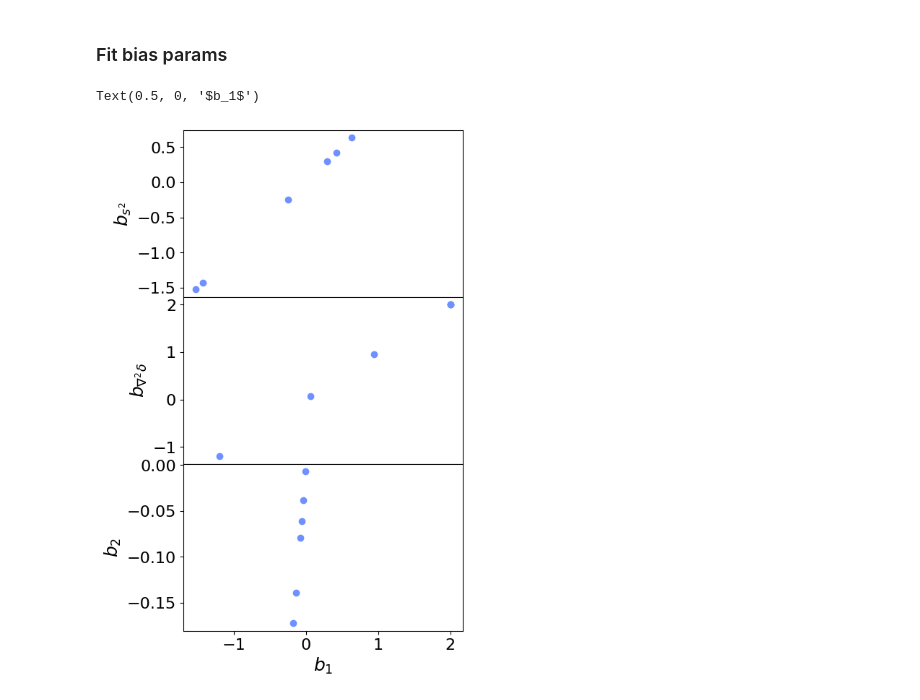
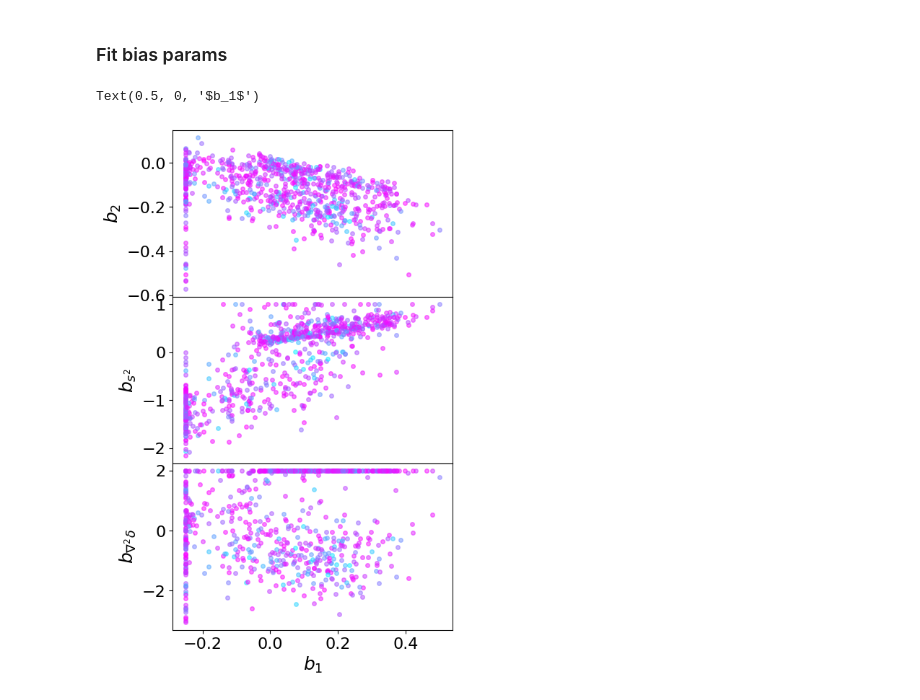
Before and after one commit to kstoreyf/biasexp-target-observable, a Jupyter notebook: notebooks/2023-01-04_camels-sam_biasexp_fit_load.ipynb, the cells around one changed output. Saved outputs shown, nothing was run; the diff lists cells and outputs as text; code cells hidden in the pictures.

```diff
--- a/notebooks/2023-01-04_camels-sam_biasexp_fit_load.ipynb
+++ b/notebooks/2023-01-04_camels-sam_biasexp_fit_load.ipynb
@@ -20,11 +20,14 @@ matplotlib.rcParams['legend.fontsize'] = 14
 matplotlib.rcParams['axes.titlesize'] = 20
 
 #matplotlib.rc('text', usetex=True)
+# %%
+alpha = 0.5
 # %% [markdown]
 ## Load SAM data from hdf5 files
 # %%
 redshift = 0
 dir_dat = '/lscratch/kstoreyf/CAMELS-SAM_data'
 # %%
-idxs_sam = [idx_sam for idx_sam in np.arange(0, 50) if isfile(f'{dir_dat}/LH_{idx_sam}_galprops_z{redshift}.hdf5')]
+idxs_sam = [idx_sam for idx_sam in np.arange(0, 1000) if isfile(f'{dir_dat}/LH_{idx_sam}_galprops_z{redshift}.hdf5')]
 n_sams = len(idxs_sam)
+print(n_sams)
@@ -111,7 +115,7 @@ cmap = matplotlib.cm.get_cmap('cool_r')
 colors = cmap(locs_norm(sigma_means))
 # %%
 for i in range(n_sams):
-    plt.plot(bins_avg, smf_arr[i], lw=0.4, color=colors[i])
+    plt.plot(bins_avg, smf_arr[i], lw=0.3, color=colors[i], alpha=alpha)
 ax = plt.gca()
 sm = plt.cm.ScalarMappable(cmap=cmap, norm=locs_norm)
 plt.colorbar(sm, ax=ax, label=r'$\bar{\sigma}_\text{SMF}$')
@@ -150,7 +154,7 @@ for idx_sam in idxs_sam:
     pks.append(pk)
 # %%
 for i in range(n_sams):
-    plt.plot(pks[i]['k'], pks[i]['pk'], lw=0.4, color=colors[i])
+    plt.plot(pks[i]['k'], pks[i]['pk'], lw=0.4, color=colors[i], alpha=alpha)
 
 ax = plt.gca()
 sm = plt.cm.ScalarMappable(cmap=cmap, norm=locs_norm)
@@ -186,18 +190,19 @@ bias_param_names_nob1.remove('b1')
 # %%
 nrows, ncols = 3, 1
 fig, axarr = plt.subplots(nrows, ncols, figsize=(5, 3*nrows), sharex=True)
 plt.subplots_adjust(hspace=0)
 
-#for idx_sam in idxs_sam:
-for idx_sam in idxs_sam[:6]:
+for i, idx_sam in enumerate(idxs_sam):
+#for i, idx_sam in enumerate(idxs_sam[:30]):
     fn_bp = f'../data/bias_params_bestfit/bias_params_LH_{idx_sam}.npy'
     bias_params = np.load(fn_bp, allow_pickle=True).item()
 
     for bb, bp_name in enumerate(bias_param_names_nob1):
-        axarr[bb-1].plot(bias_params[bp_name], bias_params[bp_name], marker='o', markersize=6, color=colors[i])
-        axarr[bb-1].set_ylabel(bias_param_labels[bp_name])
+        axarr[bb].plot(bias_params['b1'], bias_params[bp_name], marker='o', markersize=4,
+                       color=colors[i], alpha=alpha)
+        axarr[bb].set_ylabel(bias_param_labels[bp_name])
 
 plt.xlabel(bias_param_labels[bias_param_names[0]])
 # %% [output]
 Text(0.5, 0, '$b_1$')
-[figure, old version]
+[figure, new version]
```
Also changed, not shown: parts of 4 cells of this notebook, 2 other files.
